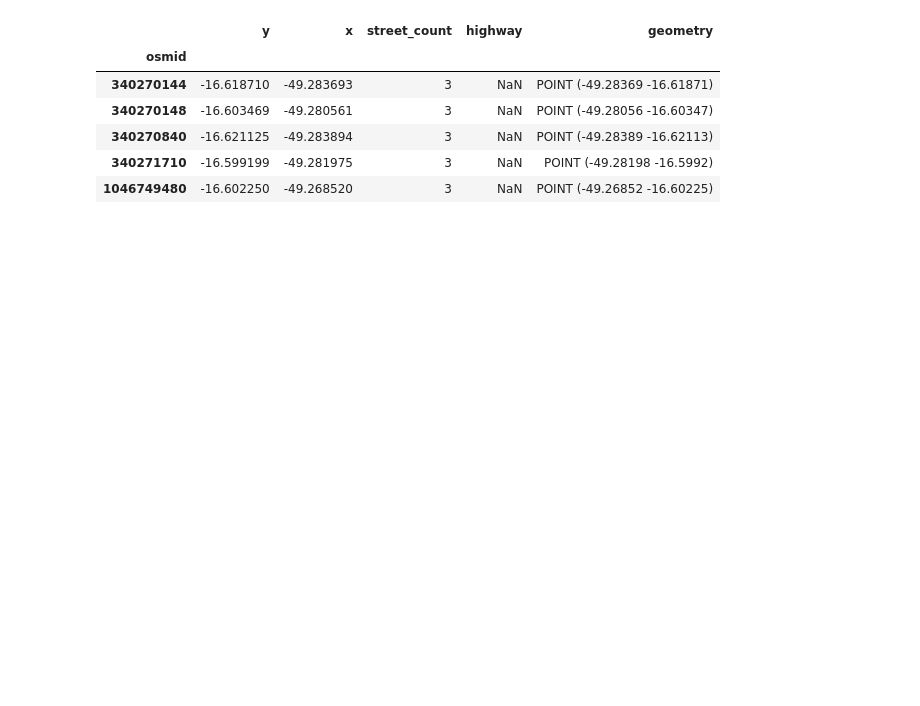
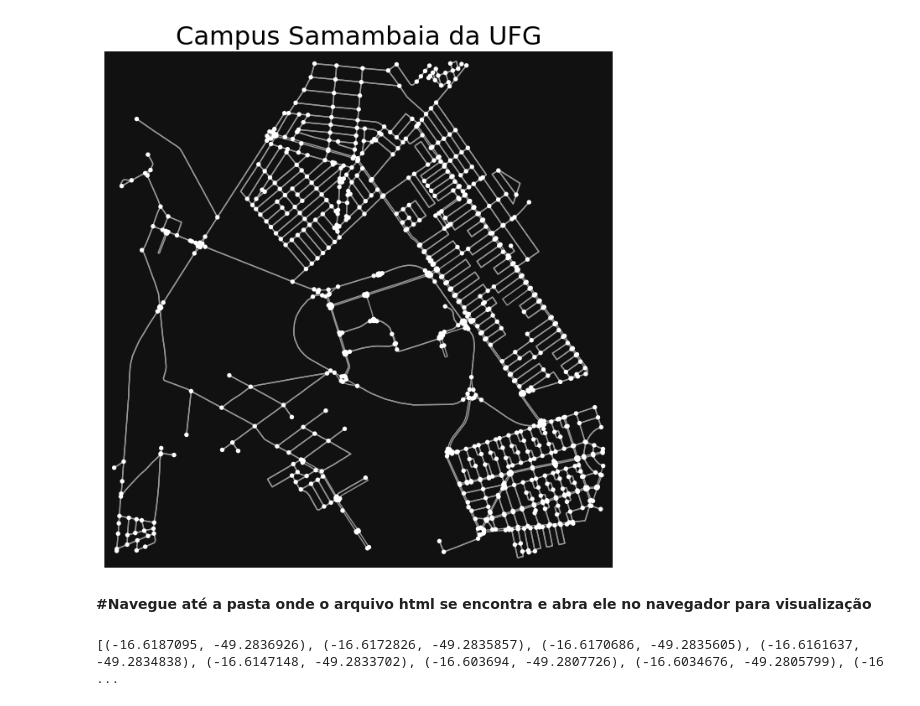
Before and after one commit to guilhermefrazao/AED2_roteamento_de_veiculos, a Jupyter notebook: code/test1.ipynb, the cells around one changed output. Cells and saved outputs as stored; diff of their text form; code cells hidden in the pictures; blank space fills up the shorter version.

Commit message:
Criando rotas mais otimizadas
Criando modelo para encontrar melhores rotas de acordo com o transito

```diff
--- a/code/test1.ipynb
+++ b/code/test1.ipynb
@@ -23,3 +62,11 @@ nodes, edges = ox.graph_to_gdfs(G)
+# %%
+import matplotlib.pyplot as plt
+
+fig, ax = ox.plot_graph(G,show=False, close=False,)
+ax.set_title('Campus Samambaia da UFG', fontsize=22, color='k')
+plt.show()
+# %% [output]
+[figure, added]
 # %%
 # Centro do mapa baseado no ponto central definido
 center = campus_coords
@@ -40,4 +87,6 @@ for _, row in nodes.iterrows():
 m.save('map_optimized_campus.html')
+# %% [markdown]
+**#Navegue até a pasta onde o arquivo html se encontra e abra ele no navegador para visualização**
 # %%
 # Função para encontrar a rota mais curta
 def find_approx_route(G, orig, dest):
@@ -45,28 +94,22 @@ def find_approx_route(G, orig, dest):
     return nx.shortest_path(G, orig, dest, weight='length')
 
 # Definir os nós de origem e destino
+#print(G.nodes())
 orig_node = list(G.nodes())[0]
 dest_node = list(G.nodes())[-1]
 
-# Encontrar a rota mais curta
+# Encontrar a rota mais curta, G = Mapa da Ufg mapeado, orig_node = id do primeiro nó na lista G, dest_node = id do último nó na lista G
+#Retorna uma lista indicando o id da sequência de nós que compõem a rota mais curta
 shortest_route = find_approx_route(G, orig_node, dest_node)
 
-# Extrair coordenadas da rota mais curta
+# Extrair coordenadas da rota mais curta, pega a latitude e longitude de cada um dos vertices na rota mais curta
 route_coords = [(G.nodes[node]['y'], G.nodes[node]['x']) for node in shortest_route]
+print(route_coords)
 
 # Adicionar a rota mais curta ao mapa
 folium.PolyLine(route_coords, color='green', weight=2.5, opacity=0.8).add_to(m)
 
 # Mostrar o mapa com a rota
 m.save('map_with_approx_route_campus.html')
+# %% [output]
+[(-16.6187095, -49.2836926), (-16.6172826, -49.2835857), (-16.6170686, -49.2835605), (-16.6161637, -49.2834838), (-16.6147148, -49.2833702), (-16.603694, -49.2807726), (-16.6034676, -49.2805799), (-16 ...
-# %%
-# Visualizar os primeiros nós
-display(nodes.head())
-# %% [output]
-|  | y | x | street_count | highway | geometry |
-| osmid |  |  |  |  |  |
-| 340270144 | -16.618710 | -49.283693 | 3 | NaN | POINT (-49.28369 -16.61871) |
-| 340270148 | -16.603469 | -49.280561 | 3 | NaN | POINT (-49.28056 -16.60347) |
-| 340270840 | -16.621125 | -49.283894 | 3 | NaN | POINT (-49.28389 -16.62113) |
-| 340271710 | -16.599199 | -49.281975 | 3 | NaN | POINT (-49.28198 -16.5992) |
-| 1046749480 | -16.602250 | -49.268520 | 3 | NaN | POINT (-49.26852 -16.60225) |
```
Also changed, not shown: parts of 5 cells of this notebook, 4 other files.
